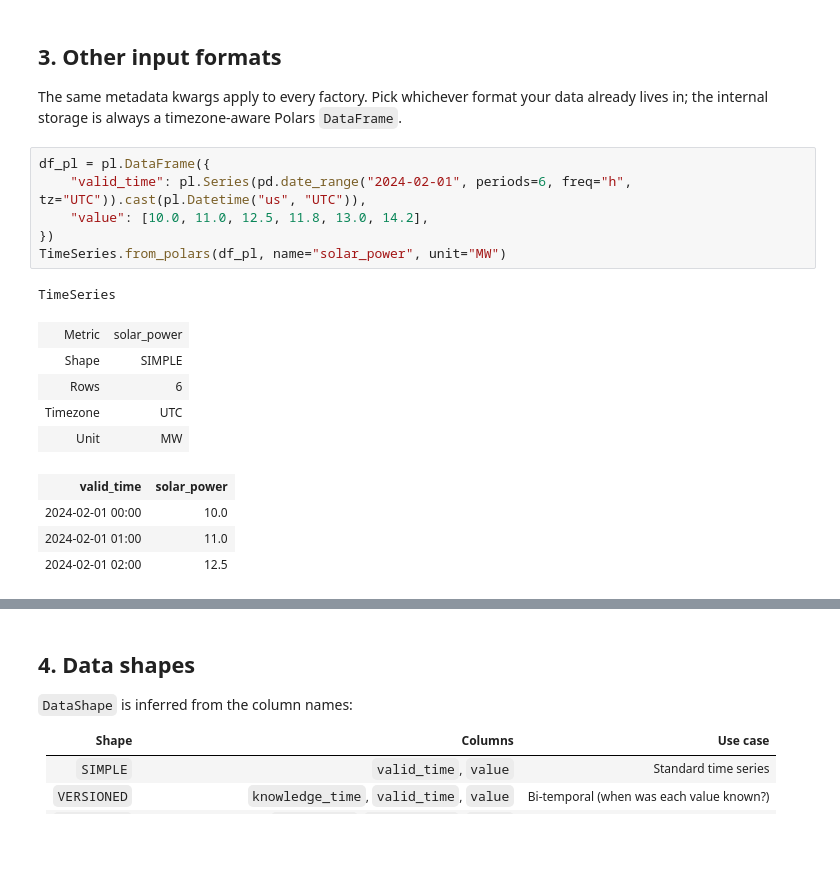
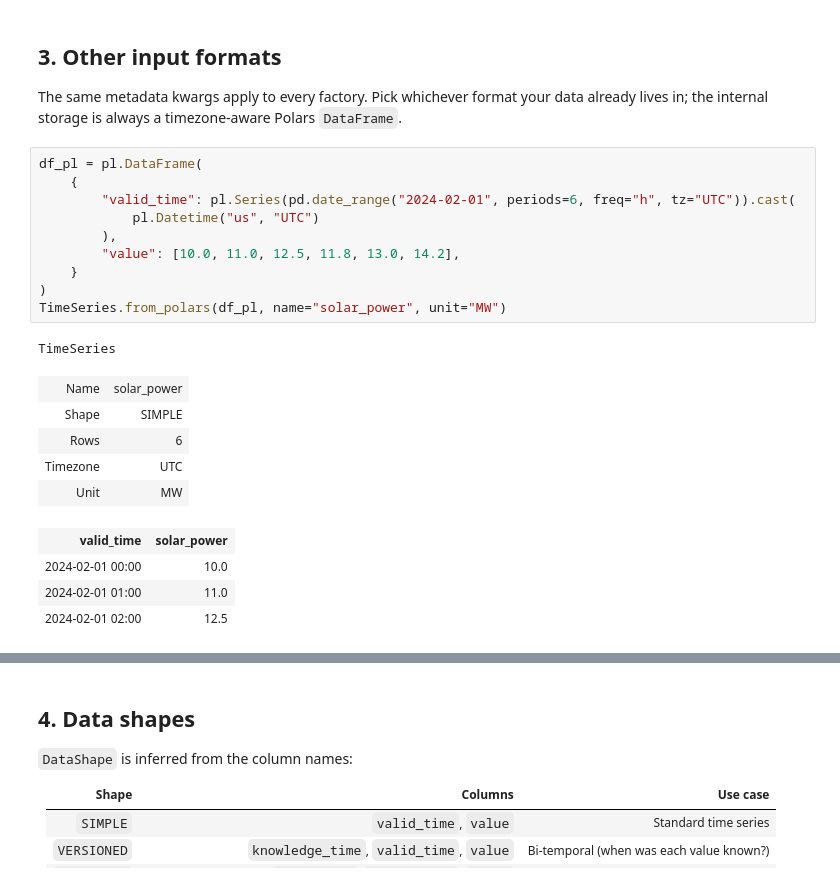
Before and after one commit to rebase-energy/TimeDataModel, a Jupyter notebook: examples/quickstart.ipynb, the cells around one changed output, grey strips where cells are left out. Cells and saved outputs as stored; diff of their text form; blank space fills up the shorter version.

```diff
--- a/examples/quickstart.ipynb
+++ b/examples/quickstart.ipynb
@@ -95,14 +115,18 @@ TimeSeries
 
 The same metadata kwargs apply to every factory. Pick whichever format your data already lives in; the internal storage is always a timezone-aware Polars `DataFrame`.
 # %%
-df_pl = pl.DataFrame({
-    "valid_time": pl.Series(pd.date_range("2024-02-01", periods=6, freq="h", tz="UTC")).cast(pl.Datetime("us", "UTC")),
-    "value": [10.0, 11.0, 12.5, 11.8, 13.0, 14.2],
-})
+df_pl = pl.DataFrame(
+    {
+        "valid_time": pl.Series(pd.date_range("2024-02-01", periods=6, freq="h", tz="UTC")).cast(
+            pl.Datetime("us", "UTC")
+        ),
+        "value": [10.0, 11.0, 12.5, 11.8, 13.0, 14.2],
+    }
+)
 TimeSeries.from_polars(df_pl, name="solar_power", unit="MW")
 # %% [output]
 TimeSeries
-| Metric | solar_power |
+| Name | solar_power |
 | Shape | SIMPLE |
 | Rows | 6 |
 | Timezone | UTC |
```
Also changed, not shown: parts of 11 cells of this notebook, 18 other files.
